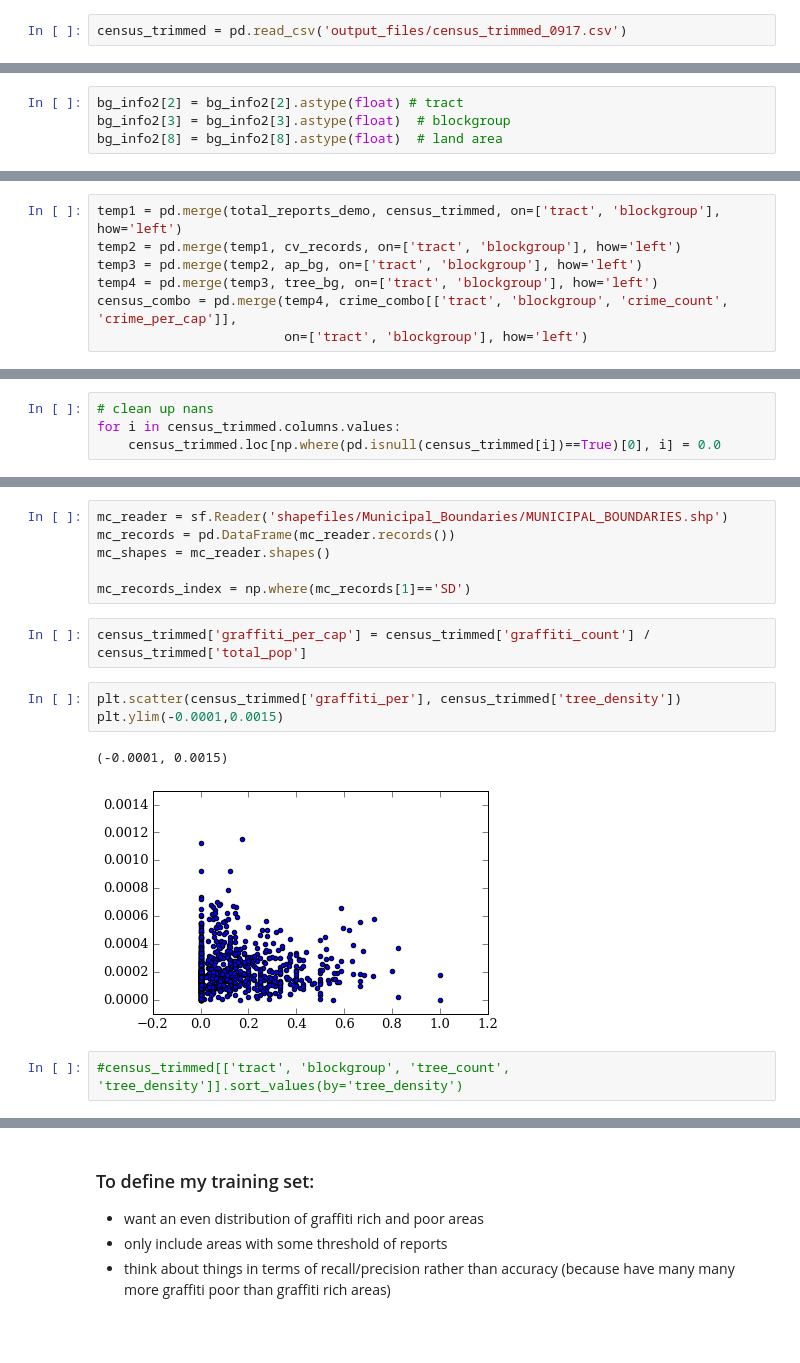
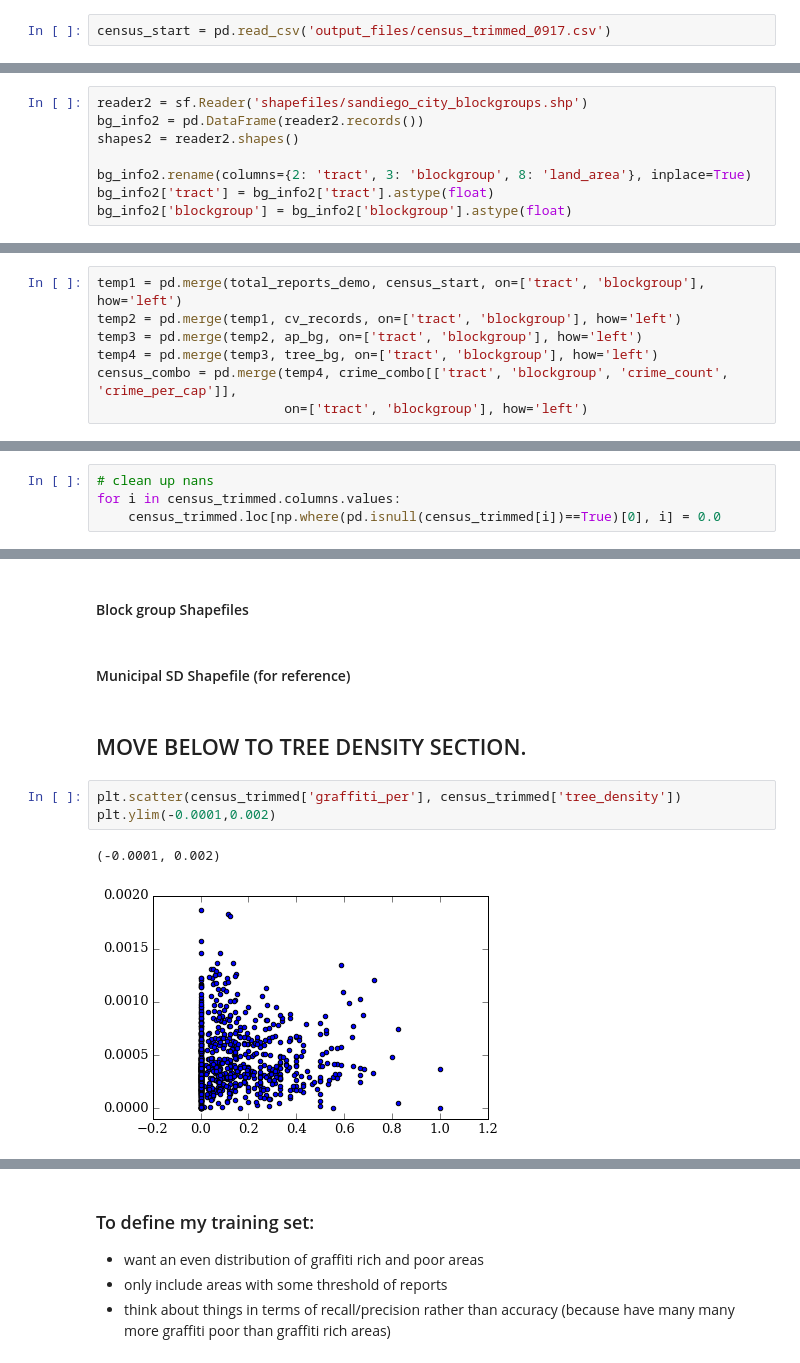
Before and after one commit to katiesch/insight2016, a Jupyter notebook: modeling_work.ipynb, the cells around one changed output, grey strips where cells are left out. Drawn from its saved outputs; the diff is of its cells as text; blank space fills up the shorter version.

```diff
--- a/modeling_work.ipynb
+++ b/modeling_work.ipynb
@@ -48,7 +48,7 @@ city_individual_reports = individual_combined.loc[np.where(individual_combined['
 # %% [markdown]
 #### Read in the census information, organised by block group
 # %%
-census_trimmed = pd.read_csv('output_files/census_trimmed_0917.csv')
+census_start = pd.read_csv('output_files/census_trimmed_0917.csv')
 # %% [markdown]
 #### Code violation information, organised by block group
 # %%
@@ -76,0 +79,8 @@ crime_combo['crime_per_cap'] =crime_combo['crime_count'] / crime_combo['total_po
+# %%
+reader2 = sf.Reader('shapefiles/sandiego_city_blockgroups.shp')
+bg_info2 = pd.DataFrame(reader2.records())
+shapes2 = reader2.shapes()
+
+bg_info2.rename(columns={2: 'tract', 3: 'blockgroup', 8: 'land_area'}, inplace=True)
+bg_info2['tract'] = bg_info2['tract'].astype(float)
+bg_info2['blockgroup'] = bg_info2['blockgroup'].astype(float)
@@ -90,4 +102,0 @@ shapes2 = reader2.shapes()
-# %%
-bg_info2[2] = bg_info2[2].astype(float) # tract
-bg_info2[3] = bg_info2[3].astype(float)  # blockgroup
-bg_info2[8] = bg_info2[8].astype(float)  # land area
@@ -102,7 +109,7 @@ tree_bg['tree_density'] = tree_bg['tree_count'] / tree_bg['land_area']
 # %% [markdown]
 #### Combine the information together
 # %%
-temp1 = pd.merge(total_reports_demo, census_trimmed, on=['tract', 'blockgroup'], how='left')
+temp1 = pd.merge(total_reports_demo, census_start, on=['tract', 'blockgroup'], how='left')
 temp2 = pd.merge(temp1, cv_records, on=['tract', 'blockgroup'], how='left')
 temp3 = pd.merge(temp2, ap_bg, on=['tract', 'blockgroup'], how='left')
 temp4 = pd.merge(temp3, tree_bg, on=['tract', 'blockgroup'], how='left')
@@ -132,19 +130,15 @@ shapes2 = reader2.shapes()
-# %%
-mc_reader = sf.Reader('shapefiles/Municipal_Boundaries/MUNICIPAL_BOUNDARIES.shp')
-mc_records = pd.DataFrame(mc_reader.records())
-mc_shapes = mc_reader.shapes()
-
-mc_records_index = np.where(mc_records[1]=='SD')
-# %%
-census_trimmed['graffiti_per_cap'] = census_trimmed['graffiti_count'] / census_trimmed['total_pop']
+# %% [markdown]
+#### Block group Shapefiles
+# %% [markdown]
+#### Municipal SD Shapefile (for reference)
+# %% [markdown]
+## MOVE BELOW TO TREE DENSITY SECTION.
 # %%
 plt.scatter(census_trimmed['graffiti_per'], census_trimmed['tree_density'])
-plt.ylim(-0.0001,0.0015)
+plt.ylim(-0.0001,0.002)
 # %% [output]
-(-0.0001, 0.0015)
+(-0.0001, 0.002)
-[figure, old version]
+[figure, new version]
-# %%
-#census_trimmed[['tract', 'blockgroup', 'tree_count', 'tree_density']].sort_values(by='tree_density')
 # %%
 column_choice = 'tree_density'
 #column_choice = 'Estimate; Total'
```
Also changed, not shown: parts of 41 cells of this notebook.
